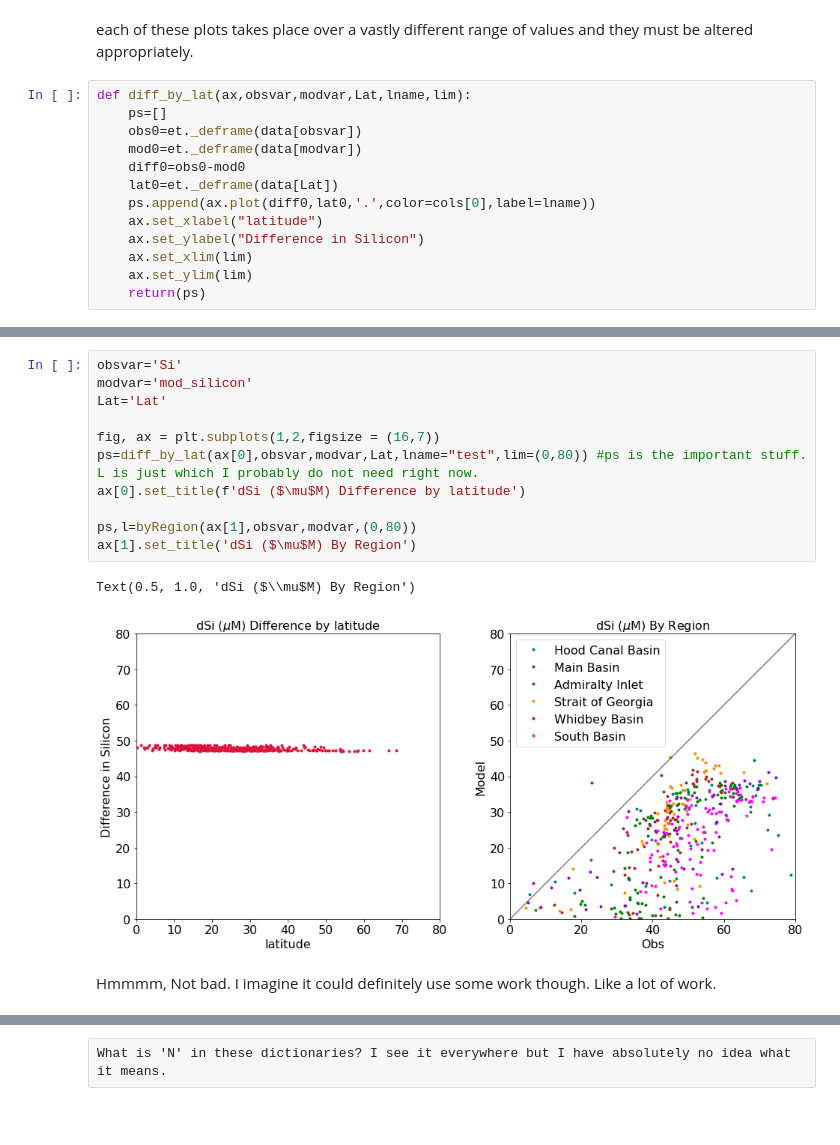
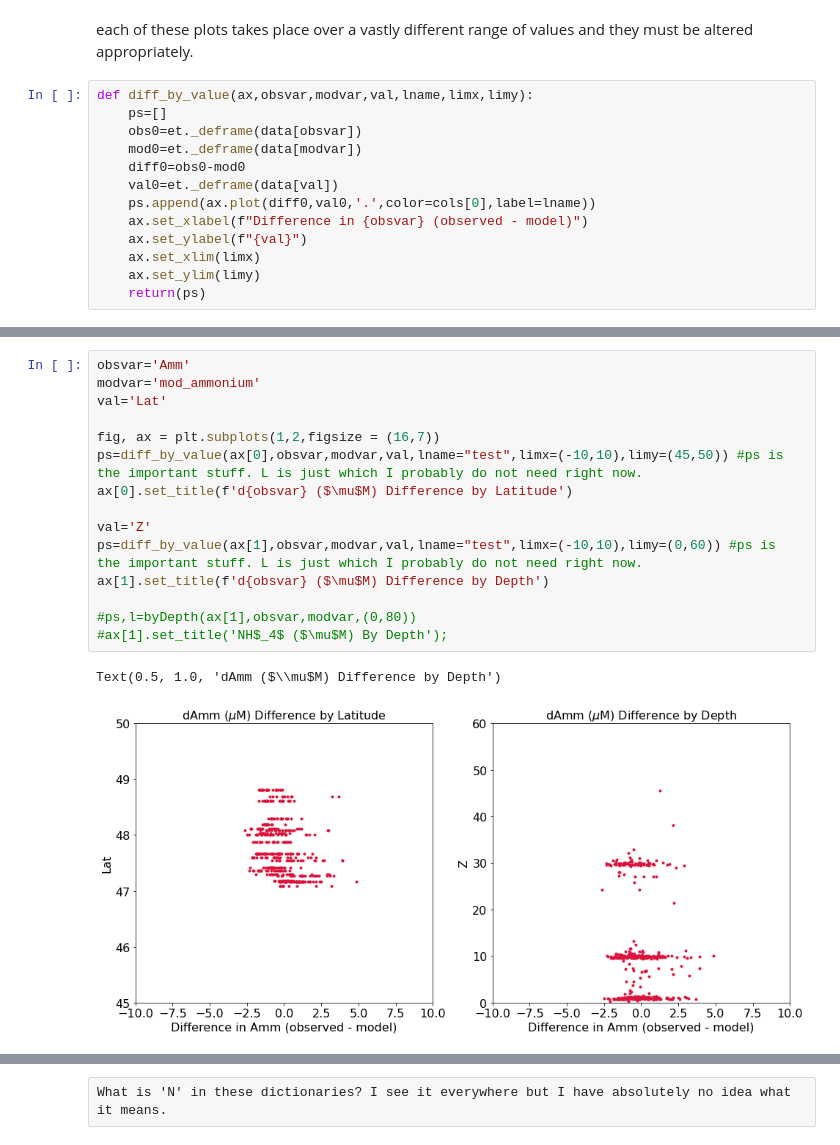
Before and after one commit to SalishSeaCast/analysis-keegan, a Jupyter notebook: notebooks/Examples/Puget_WADE_Example_2009.ipynb, the cells around one changed output, grey strips where cells are left out. Cells and saved outputs as stored; diff of their text form; blank space fills up the shorter version.

```diff
--- a/notebooks/Examples/Puget_WADE_Example_2009.ipynb
+++ b/notebooks/Examples/Puget_WADE_Example_2009.ipynb
@@ -585,15 +559,15 @@ model - observed silicon vs latitude. Lets give this a shot.
 # %% [markdown]
 each of these plots takes place over a vastly different range of values and they must be altered appropriately.
 # %%
-def diff_by_lat(ax,obsvar,modvar,Lat,lname,lim):
+def diff_by_value(ax,obsvar,modvar,val,lname,limx,limy):
     ps=[]
     obs0=et._deframe(data[obsvar])
     mod0=et._deframe(data[modvar])
     diff0=obs0-mod0
-    lat0=et._deframe(data[Lat])
-    ps.append(ax.plot(diff0,lat0,'.',color=cols[0],label=lname))
-    ax.set_xlabel("latitude")
-    ax.set_ylabel("Difference in Silicon")
-    ax.set_xlim(lim)
-    ax.set_ylim(lim)
+    val0=et._deframe(data[val])
+    ps.append(ax.plot(diff0,val0,'.',color=cols[0],label=lname))
+    ax.set_xlabel(f"Difference in {obsvar} (observed - model)")
+    ax.set_ylabel(f"{val}")
+    ax.set_xlim(limx)
+    ax.set_ylim(limy)
     return(ps)
@@ -600,16 +580,18 @@ def diff_by_lat(ax,obsvar,modvar,Lat,lname,lim):
 # %%
-obsvar='Si'
-modvar='mod_silicon'
-Lat='Lat'
+obsvar='Amm'
+modvar='mod_ammonium'
+val='Lat'
 
 fig, ax = plt.subplots(1,2,figsize = (16,7))
-ps=diff_by_lat(ax[0],obsvar,modvar,Lat,lname="test",lim=(0,80)) #ps is the important stuff. L is just which I probably do not need right now.
-ax[0].set_title(f'dSi ($\mu$M) Difference by latitude')
+ps=diff_by_value(ax[0],obsvar,modvar,val,lname="test",limx=(-10,10),limy=(45,50)) #ps is the important stuff. L is just which I probably do not need right now.
+ax[0].set_title(f'd{obsvar} ($\mu$M) Difference by Latitude')
 
-ps,l=byRegion(ax[1],obsvar,modvar,(0,80))
-ax[1].set_title('dSi ($\mu$M) By Region')
+val='Z'
+ps=diff_by_value(ax[1],obsvar,modvar,val,lname="test",limx=(-10,10),limy=(0,60)) #ps is the important stuff. L is just which I probably do not need right now.
+ax[1].set_title(f'd{obsvar} ($\mu$M) Difference by Depth')
+
+#ps,l=byDepth(ax[1],obsvar,modvar,(0,80))
+#ax[1].set_title('NH$_4$ ($\mu$M) By Depth');
 # %% [output]
-Text(0.5, 1.0, 'dSi ($\\mu$M) By Region')
+Text(0.5, 1.0, 'dAmm ($\\mu$M) Difference by Depth')
-[figure, old version]
+[figure, new version]
-# %% [markdown]
-Hmmmm, Not bad. I imagine it could definitely use some work though. Like a lot of work.
```
Also changed, not shown: parts of 12 cells of this notebook.
